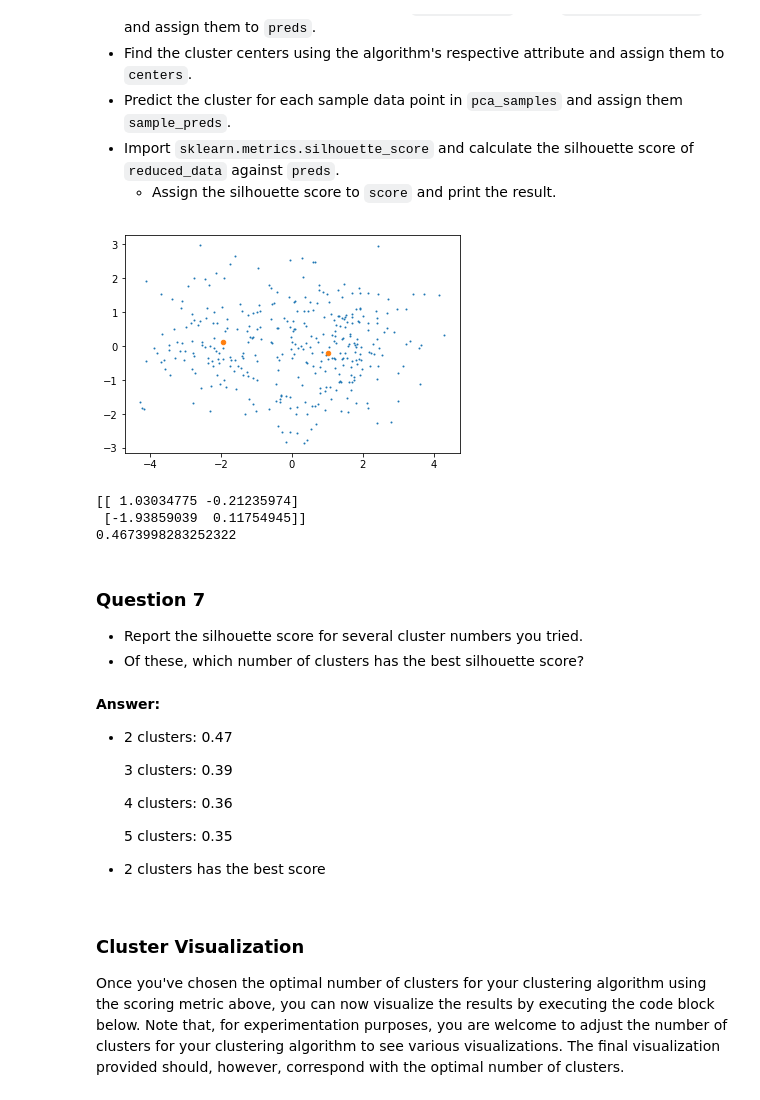
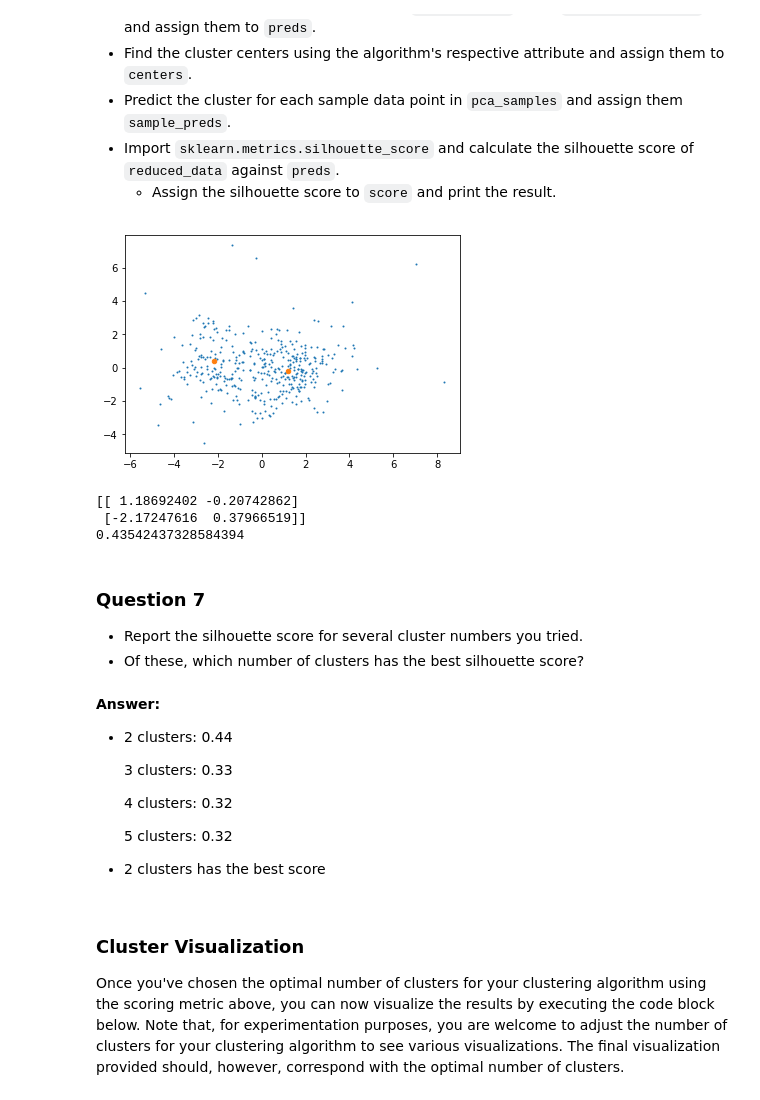
Before and after one commit to cchadha2/MLND, a Jupyter notebook: projects/customer_segments/customer_segments.ipynb, the cells around one changed output. Drawn from its saved outputs; the diff is of its cells as text; code cells hidden in the pictures.

```diff
--- a/projects/customer_segments/customer_segments.ipynb
+++ b/projects/customer_segments/customer_segments.ipynb
@@ -257,6 +257,7 @@ In the code block below, you will need to implement the following:
 **NOTE:** If you choose to remove any outliers, ensure that the sample data does not contain any of these points!
 Once you have performed this implementation, the dataset will be stored in the variable `good_data`.
 # %%
+from collections import Counter
 outliers = []
 
 # For each feature find the data points with extreme high or low values
@@ -269,7 +270,7 @@ for feature in log_data.columns:
     Q3 = np.percentile(log_data[feature], 75)
 
     # TODO: Use the interquartile range to calculate an outlier step (1.5 times the interquartile range)
-    step = Q3 - Q1
+    step = 1.5*(Q3 - Q1)
 
     # Display the outliers
     print("Data points considered outliers for the feature '{}':".format(feature))
@@ -281,9 +282,17 @@ for feature in log_data.columns:
 
 # OPTIONAL: Select the indices for data points you wish to remove
 # Remove outliers in duplicate categories:
-for n in outliers:
-    if outliers.count(n) > 1:
-        outliers.pop(outliers.index(n))
+cnt = Counter()
+for index in outliers:
+    cnt[index] += 1
+
+duplicate_outliers = []
+for i in outliers:
+    if cnt[i] > 1:
+        duplicate_outliers.append(i)
+
+for s in range(len(duplicate_outliers)):
+    outliers.remove(duplicate_outliers[s])
 
 print(outliers)
 
@@ -543,40 +520,36 @@ In the code block below, you will need to implement the following:
 # %%
 from sklearn.mixture import GaussianMixture
 from sklearn.metrics import silhouette_score
 from sklearn.cluster import KMeans
 import matplotlib.pyplot as plt
 import scipy
 
 # TODO: Apply your clustering algorithm of choice to the reduced data
 clusterer = GaussianMixture(n_components = 2)
 clusterer_fit = clusterer.fit(reduced_data)
 
 # TODO: Predict the cluster for each data point
 preds = clusterer_fit.predict(reduced_data)
 
 # TODO: Find the cluster centers
 plt.scatter(reduced_data['Dimension 1'], reduced_data['Dimension 2'], s = 1)
-
-centers = np.empty(shape=(clusterer_fit.n_components, reduced_data.shape[1]))
-for i in range(clusterer_fit.n_components):
-    density = scipy.stats.multivariate_normal(cov=clusterer_fit.covariances_[i], mean=clusterer_fit.means_[i]).logpdf(reduced_data)
-    centers[i, :] = reduced_data.iloc[np.argmax(density)]
+centers = clusterer_fit.means_
 plt.scatter(centers[:, 0], centers[:, 1], s=20)
 plt.show()
 
 print(centers)
 
 # TODO: Predict the cluster for each transformed sample data point
 sample_preds = clusterer_fit.predict(pca_samples)
 
 # TODO: Calculate the mean silhouette coefficient for the number of clusters chosen
 score = silhouette_score(reduced_data, preds)
 print(score)
 # %% [output]
-[figure, old version]
+[figure, new version]
-[[ 1.03034775 -0.21235974]
- [-1.93859039  0.11754945]]
-0.4673998283252322
+[[ 1.18692402 -0.20742862]
+ [-2.17247616  0.37966519]]
+0.43542437328584394
 # %% [markdown]
 ### Question 7
 
@@ -584,13 +557,13 @@ print(score)
 * Of these, which number of clusters has the best silhouette score?
 # %% [markdown]
 **Answer:**
-* 2 clusters: 0.47
+* 2 clusters: 0.44
 
-  3 clusters: 0.39
+  3 clusters: 0.33
 
-  4 clusters: 0.36
+  4 clusters: 0.32
 
-  5 clusters: 0.35
+  5 clusters: 0.32
 
 
 * 2 clusters has the best score
```
Also changed, not shown: parts of 17 cells of this notebook, 1 other file.
